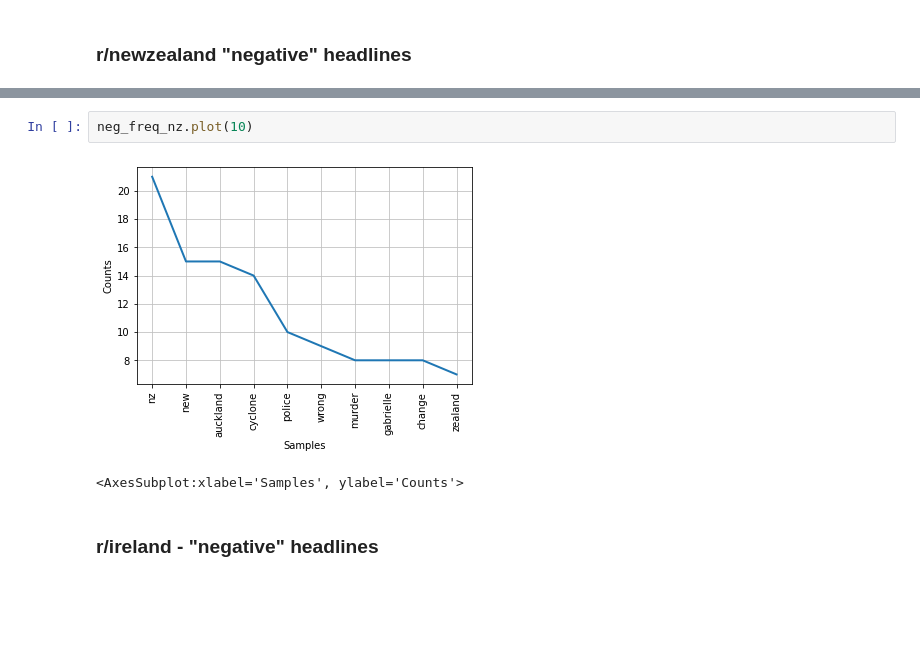
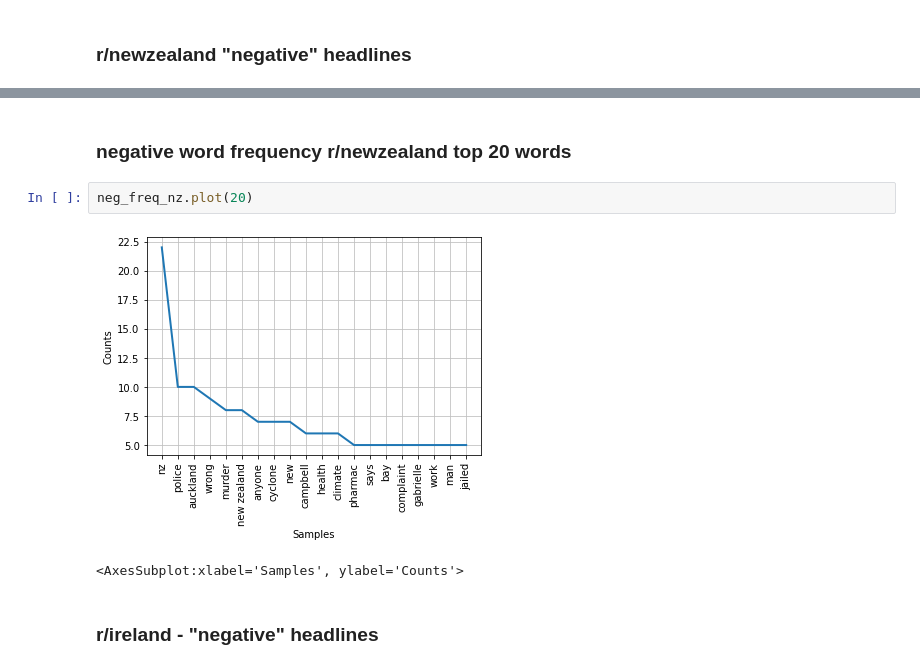
Before and after one commit to Gus1616/investigation_of_language_styles_reddit, a Jupyter notebook: 17350796_reddit_assignment_notebook.ipynb, the cells around one changed output, grey strips where cells are left out. Drawn from its saved outputs; the diff is of its cells as text; blank space fills up the shorter version.

```diff
--- a/17350796_reddit_assignment_notebook.ipynb
+++ b/17350796_reddit_assignment_notebook.ipynb
@@ -468,7 +476,9 @@ neg_freq_nz.most_common(20)
+# %% [markdown]
+### negative word frequency r/newzealand top 20 words
 # %%
-neg_freq_nz.plot(10)
+neg_freq_nz.plot(20)
 # %% [output]
-[figure, old version]
+[figure, new version]
 <AxesSubplot:xlabel='Samples', ylabel='Counts'>
 # %% [markdown]
 ### r/ireland - "negative" headlines
```
Also changed, not shown: parts of 128 cells of this notebook, 1 other file.
